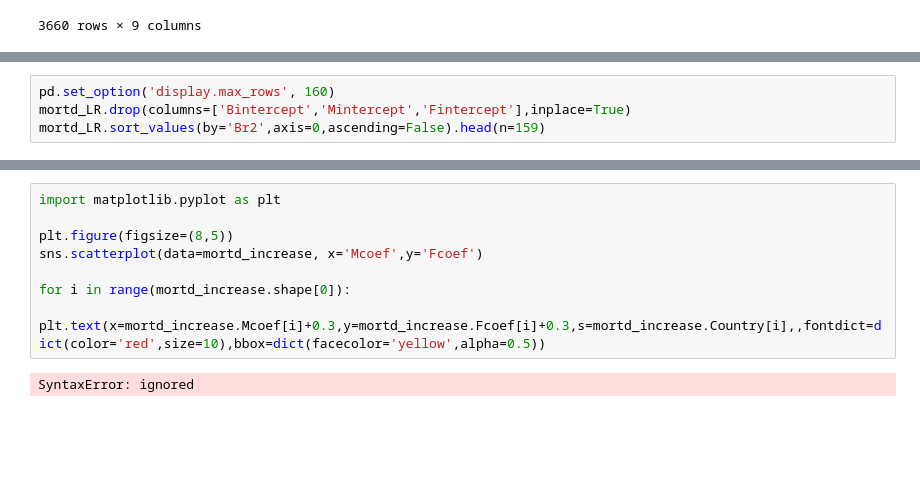
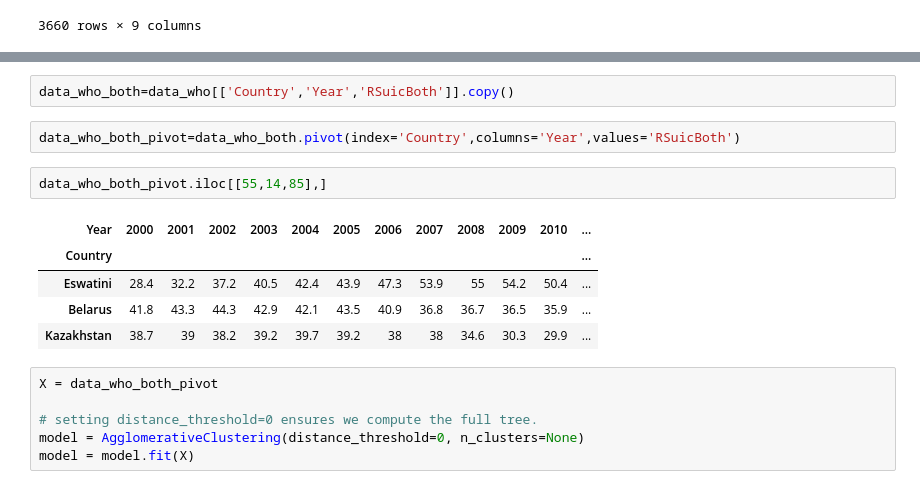
Before and after one commit to dovileservaite/Duomenu_gavyba, a Jupyter notebook: DS_hierarchical_clustering.ipynb, the cells around one changed output, grey strips where cells are left out. Cells and saved outputs as stored; diff of their text form; blank space fills up the shorter version.

```diff
--- a/DS_hierarchical_clustering.ipynb
+++ b/DS_hierarchical_clustering.ipynb
@@ -623,4 +275,0 @@ Country  Zimbabwe  R2=  0.039623353151764684
-# %%
-pd.set_option('display.max_rows', 160)
-mortd_LR.drop(columns=['Bintercept','Mintercept','Fintercept'],inplace=True)
-mortd_LR.sort_values(by='Br2',axis=0,ascending=False).head(n=159)
@@ -661,10 +276,18 @@ mortd_increase.plot.scatter(x='Mcoef',y='Fcoef')
-# %%
-import matplotlib.pyplot as plt
-
-plt.figure(figsize=(8,5))
-sns.scatterplot(data=mortd_increase, x='Mcoef',y='Fcoef')
-
-for i in range(mortd_increase.shape[0]):
-   plt.text(x=mortd_increase.Mcoef[i]+0.3,y=mortd_increase.Fcoef[i]+0.3,s=mortd_increase.Country[i],,fontdict=dict(color='red',size=10),bbox=dict(facecolor='yellow',alpha=0.5))
-# %% [output]
-SyntaxError: ignored
+# %%
+data_who_both=data_who[['Country','Year','RSuicBoth']].copy()
+# %%
+data_who_both_pivot=data_who_both.pivot(index='Country',columns='Year',values='RSuicBoth')
+# %%
+data_who_both_pivot.iloc[[55,14,85],]
+# %% [output]
+| Year | 2000 | 2001 | 2002 | 2003 | 2004 | 2005 | 2006 | 2007 | 2008 | 2009 | 2010 | ... |
+| Country |  |  |  |  |  |  |  |  |  |  |  | ... |
+| Eswatini | 28.4 | 32.2 | 37.2 | 40.5 | 42.4 | 43.9 | 47.3 | 53.9 | 55 | 54.2 | 50.4 | ... |
+| Belarus | 41.8 | 43.3 | 44.3 | 42.9 | 42.1 | 43.5 | 40.9 | 36.8 | 36.7 | 36.5 | 35.9 | ... |
+| Kazakhstan | 38.7 | 39 | 38.2 | 39.2 | 39.7 | 39.2 | 38 | 38 | 34.6 | 30.3 | 29.9 | ... |
+# %%
+X = data_who_both_pivot
+
+# setting distance_threshold=0 ensures we compute the full tree.
+model = AgglomerativeClustering(distance_threshold=0, n_clusters=None)
+model = model.fit(X)
```
Also changed, not shown: parts of 48 cells of this notebook.
